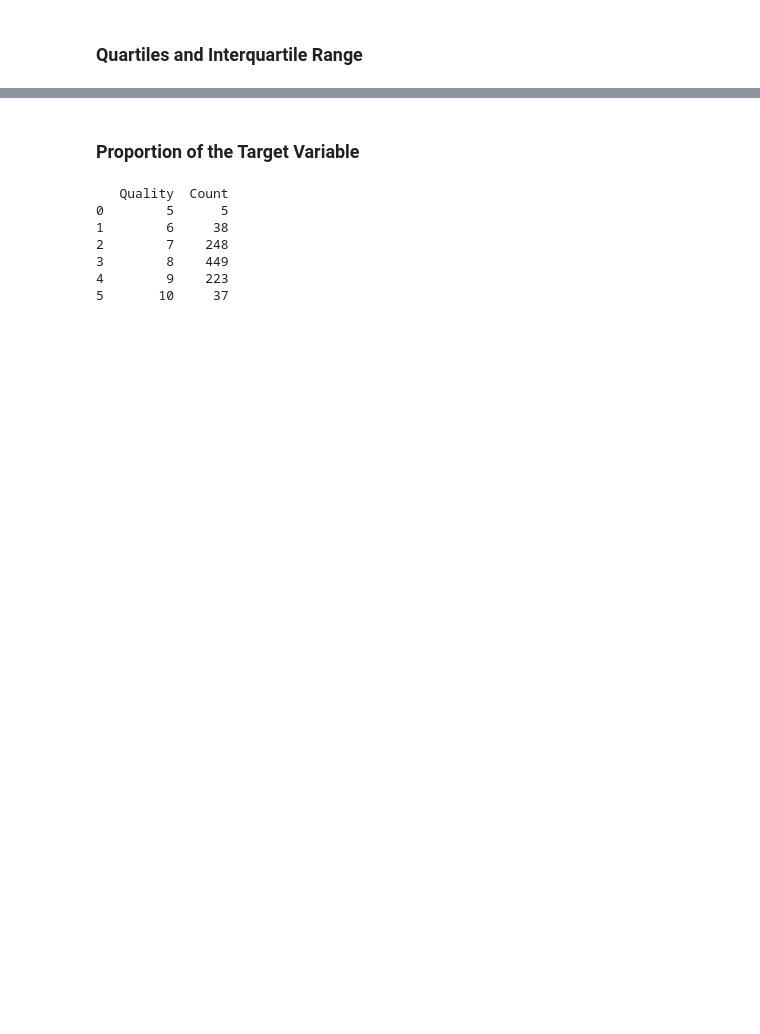
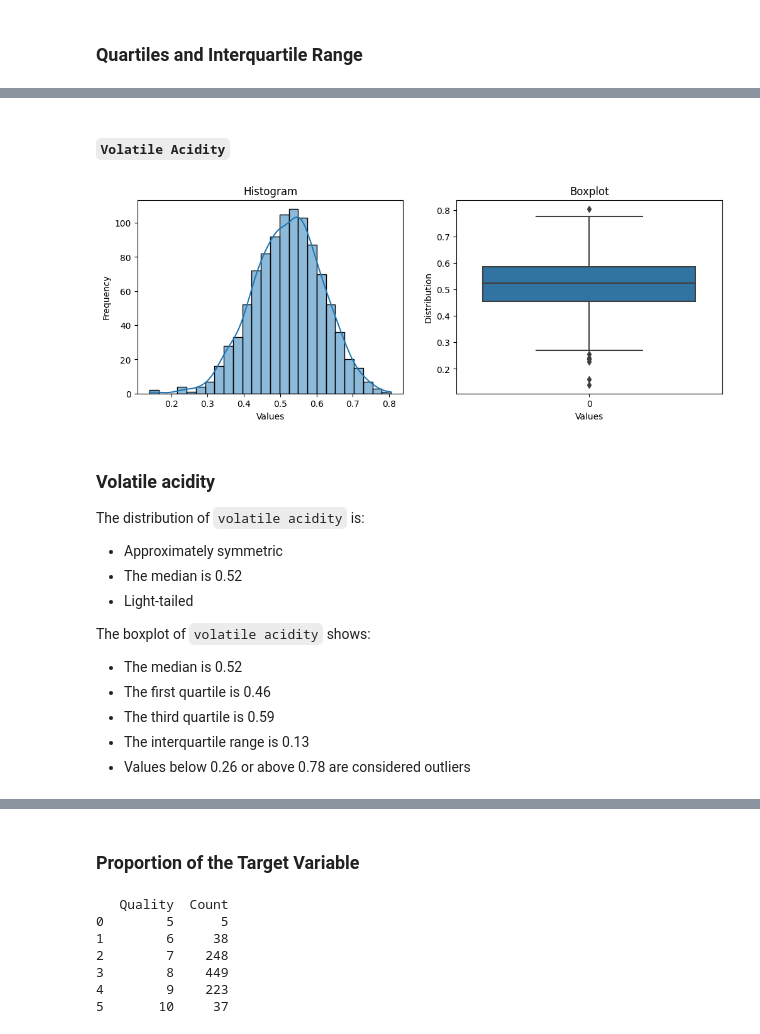
Before and after one commit to maikeljh/TubesProbstatGan, a Jupyter notebook: src/analysis.ipynb, the cells around one changed output, grey strips where cells are left out. Drawn from its saved outputs; the diff is of its cells as text; code cells hidden in the pictures; blank space fills up the shorter version.

```diff
--- a/src/analysis.ipynb
+++ b/src/analysis.ipynb
@@ -447,0 +394,18 @@ plt.show()
+# %% [markdown]
+#### `Volatile Acidity`
+# %%
+describe_feature(df, 'volatile acidity')
+# %% [output]
+[figure, added]
+### Volatile acidity
+The distribution of `volatile acidity` is:
+- Approximately symmetric
+- The median is 0.52
+- Light-tailed
+
+The boxplot of `volatile acidity` shows:
+- The median is 0.52
+- The first quartile is 0.46
+- The third quartile is 0.59
+- The interquartile range is 0.13
+- Values below 0.26 or above 0.78 are considered outliers
```
Also changed, not shown: parts of 105 cells of this notebook.
